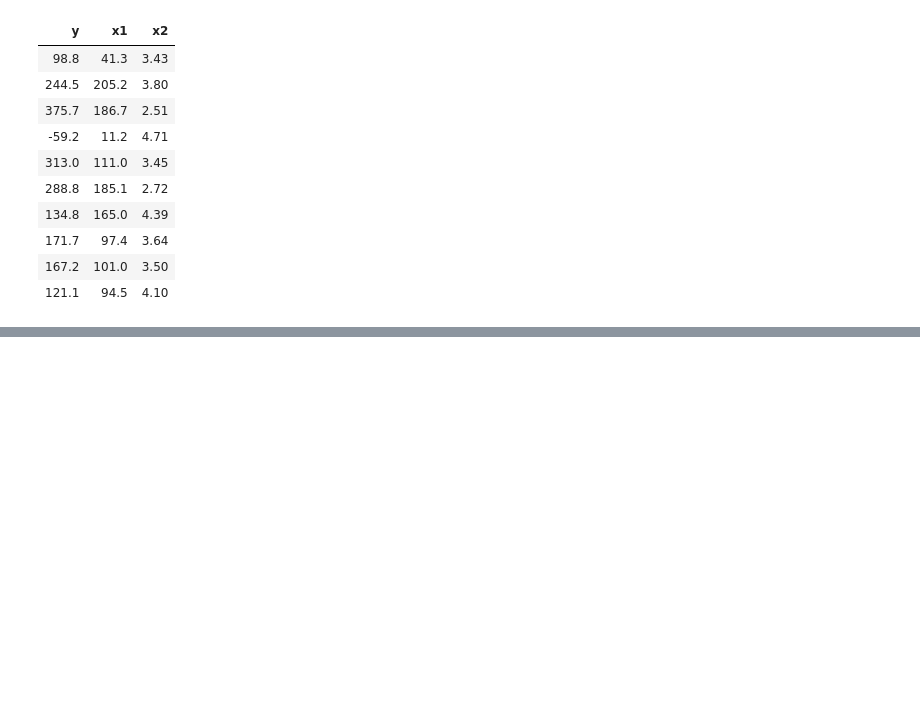
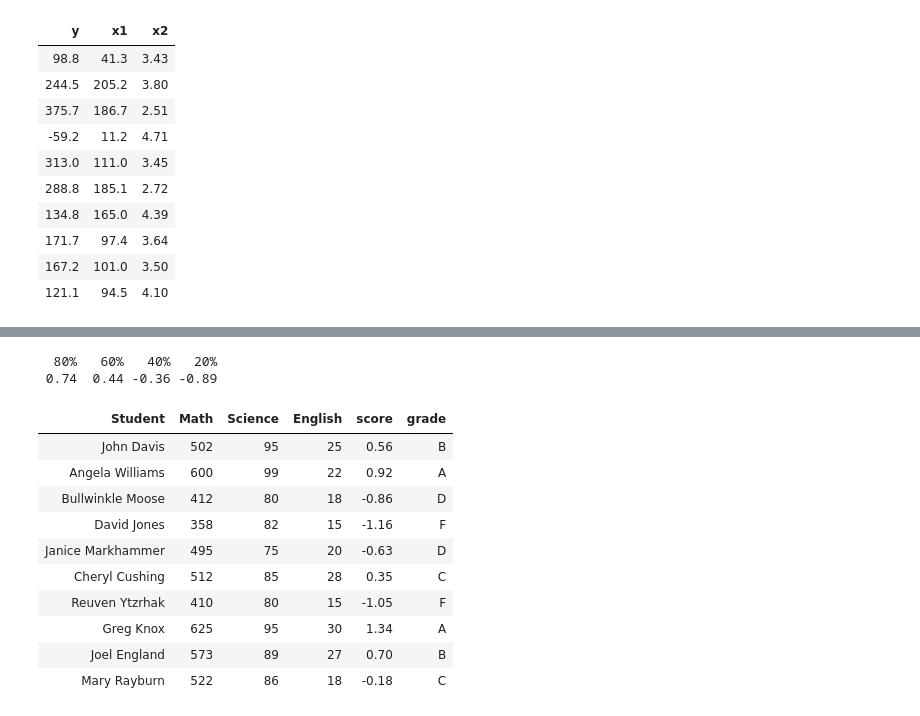
Before and after one commit to zhangjunhd/machine-learning-notes, a Jupyter notebook: r/r_in_action/data_management2.ipynb, the cells around one changed output, grey strips where cells are left out. Saved outputs shown, nothing was run; the diff lists cells and outputs as text; code cells hidden in the pictures; blank space fills up the shorter version.

```diff
--- a/r/r_in_action/data_management2.ipynb
+++ b/r/r_in_action/data_management2.ipynb
@@ -139,0 +150,3 @@ head(mydata, n=10)
+# %%
+c <- matrix(runif(12), nrow=3)
+c
@@ -139,0 +243,26 @@ head(mydata, n=10)
+# %%
+y <- quantile(score, c(.8, .6, .4, .2)) # 计算百分位数
+y
+# %% [output]
+  80%   60%   40%   20%
+ 0.74  0.44 -0.36 -0.89
+# %%
+# 创建grade变量，基于百分位重编码学生评分
+roster$grade[score >= y[1]] <- "A"
+roster$grade[score < y[1] & score >= y[2]] <- "B"
+roster$grade[score < y[2] & score >= y[3]] <- "C"
+roster$grade[score < y[3] & score >= y[4]] <- "D"
+roster$grade[score < y[4]] <- "F"
+roster
+# %% [output]
+| Student | Math | Science | English | score | grade |
+| John Davis | 502 | 95 | 25 | 0.56 | B |
+| Angela Williams | 600 | 99 | 22 | 0.92 | A |
+| Bullwinkle Moose | 412 | 80 | 18 | -0.86 | D |
+| David Jones | 358 | 82 | 15 | -1.16 | F |
+| Janice Markhammer | 495 | 75 | 20 | -0.63 | D |
+| Cheryl Cushing | 512 | 85 | 28 | 0.35 | C |
+| Reuven Ytzrhak | 410 | 80 | 15 | -1.05 | F |
+| Greg Knox | 625 | 95 | 30 | 1.34 | A |
+| Joel England | 573 | 89 | 27 | 0.70 | B |
+| Mary Rayburn | 522 | 86 | 18 | -0.18 | C |
```
Also changed, not shown: parts of 44 cells of this notebook, 1 other file.
